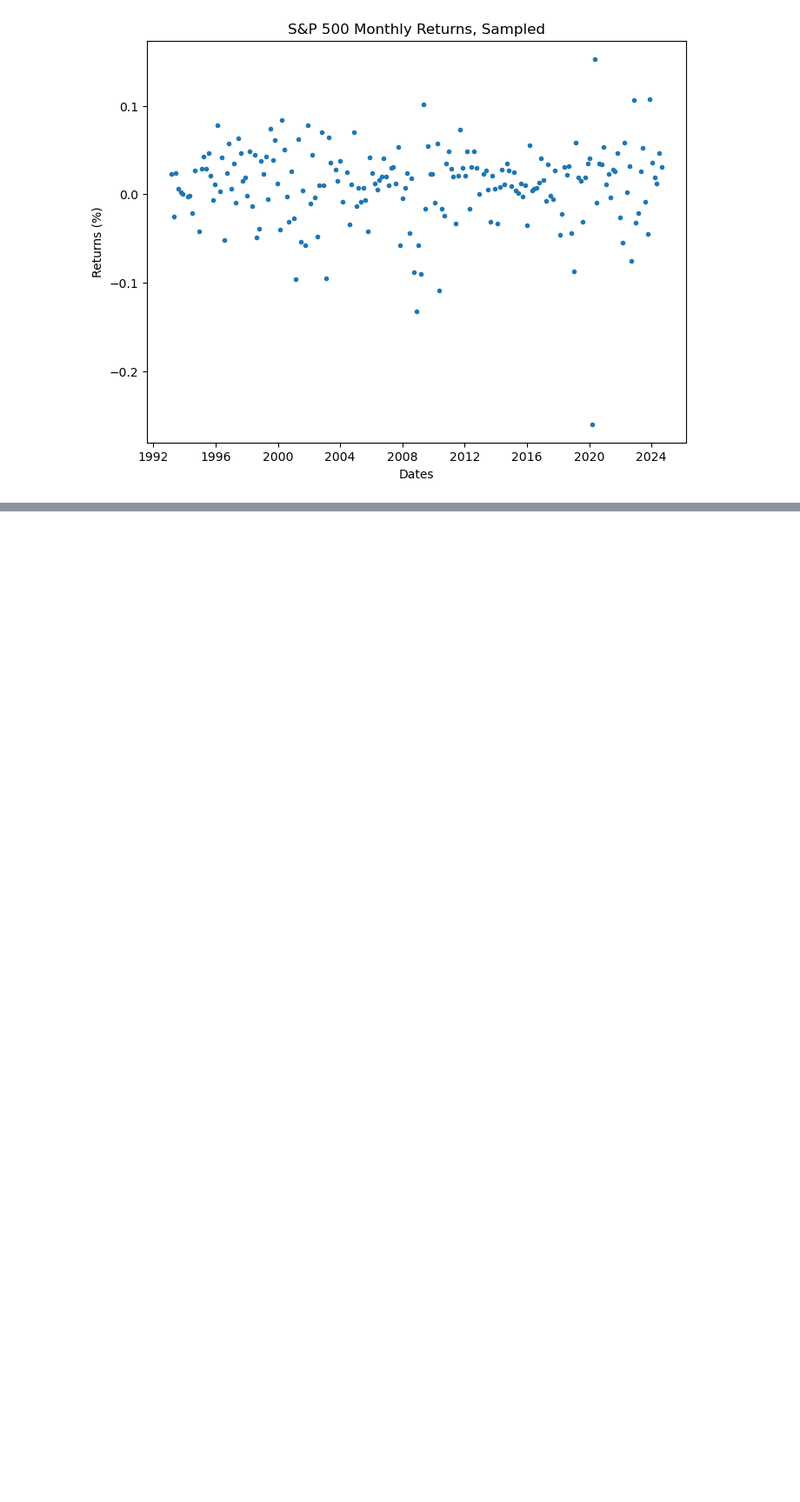
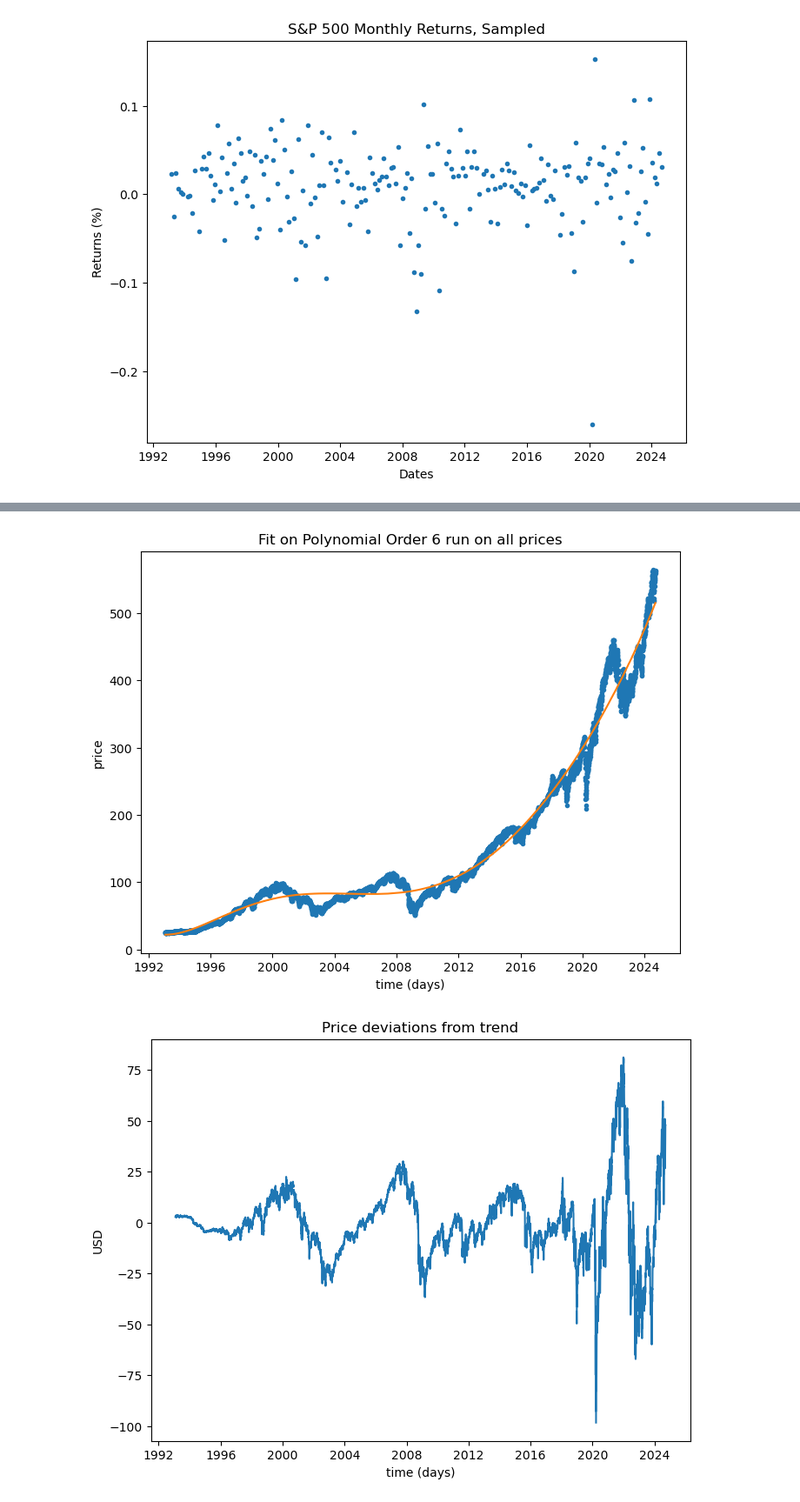
Before and after one commit to Rtasseff/condor_test, a Jupyter notebook: project/202410_initRefact_spy.ipynb, the cells around one changed output, grey strips where cells are left out. Shown at 87% size. Drawn from its saved outputs; the diff is of its cells as text; code cells hidden in the pictures; blank space fills up the shorter version.

```diff
--- a/project/202410_initRefact_spy.ipynb
+++ b/project/202410_initRefact_spy.ipynb
@@ -307,0 +445,27 @@ We did the same here.
+# %%
+# first we need the trend for the whole data set
+
+# get values
+pricesHat = model.predict(genStats.x2X(x,name))
+
+# Plot the data for sanity check
+plt.figure(figsize=(8, 6))
+plt.plot(dates, prices,'.',dates,pricesHat,'-')
+plt.xlabel('time (days)')
+plt.ylabel('price')
+plt.title('Fit on '+name+' run on all prices')
+plt.show()
+
+devs = prices - pricesHat
+absDevs = np.abs(devs)
+
+# Plot the data for sanity check
+plt.figure(figsize=(8, 6))
+plt.plot(dates, devs)
+plt.xlabel('time (days)')
+plt.ylabel('USD')
+plt.title('All price deviations from trend')
+plt.show()
+# %% [output]
+[figure, added]
+[figure, added]
```
Also changed, not shown: parts of 5 cells of this notebook, 1 other file.
